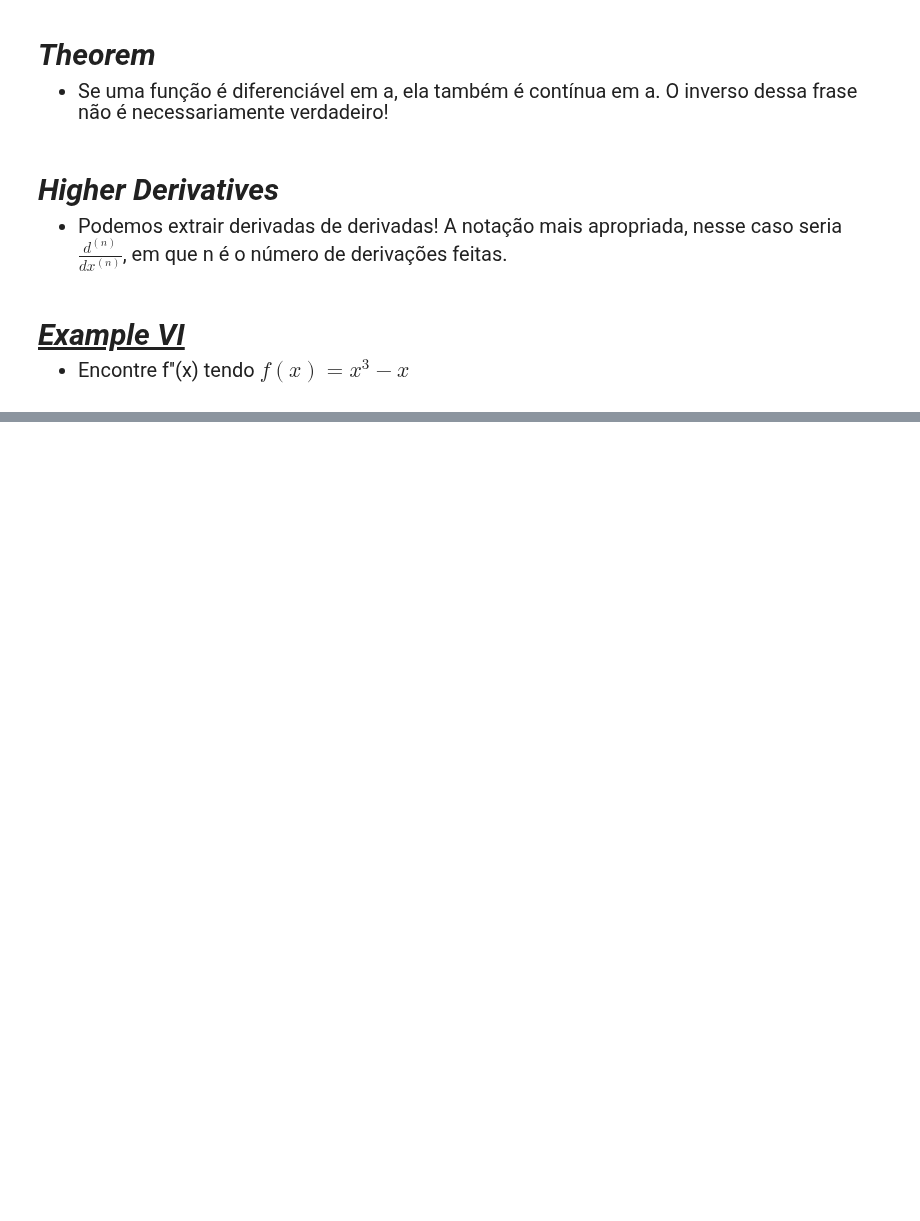
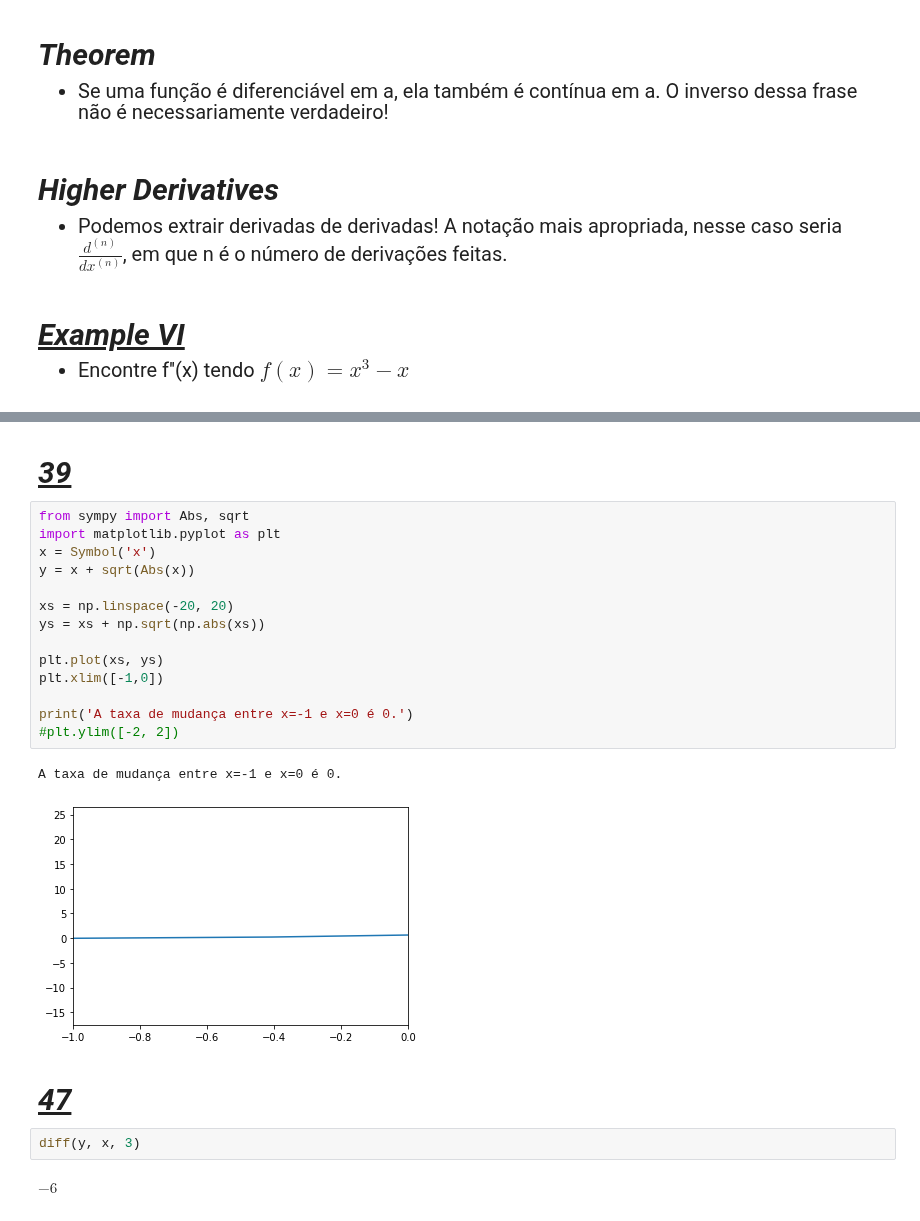
Before and after one commit to felipesveiga/Calculus, a Jupyter notebook: Chapter 2/stewart2.ipynb, the cells around one changed output, grey strips where cells are left out. Saved outputs shown, nothing was run; the diff lists cells and outputs as text; blank space fills up the shorter version.

```diff
--- a/Chapter 2/stewart2.ipynb
+++ b/Chapter 2/stewart2.ipynb
@@ -2121,0 +1990,25 @@ $\displaystyle 6 x$
+# %% [markdown]
+<h4 style='font-size:30px;font-style:italic;text-decoration:underline'> 39</h4>
+# %%
+from sympy import Abs, sqrt
+import matplotlib.pyplot as plt
+x = Symbol('x')
+y = x + sqrt(Abs(x))
+
+xs = np.linspace(-20, 20)
+ys = xs + np.sqrt(np.abs(xs))
+
+plt.plot(xs, ys)
+plt.xlim([-1,0])
+
+print('A taxa de mudança entre x=-1 e x=0 é 0.')
+#plt.ylim([-2, 2])
+# %% [output]
+A taxa de mudança entre x=-1 e x=0 é 0.
+[figure, added]
+# %% [markdown]
+<h4 style='font-size:30px;font-style:italic;text-decoration:underline'> 47</h4>
+# %%
+diff(y, x, 3)
+# %% [output]
+$\displaystyle -6$
```
Also changed, not shown: parts of 68 cells of this notebook.
